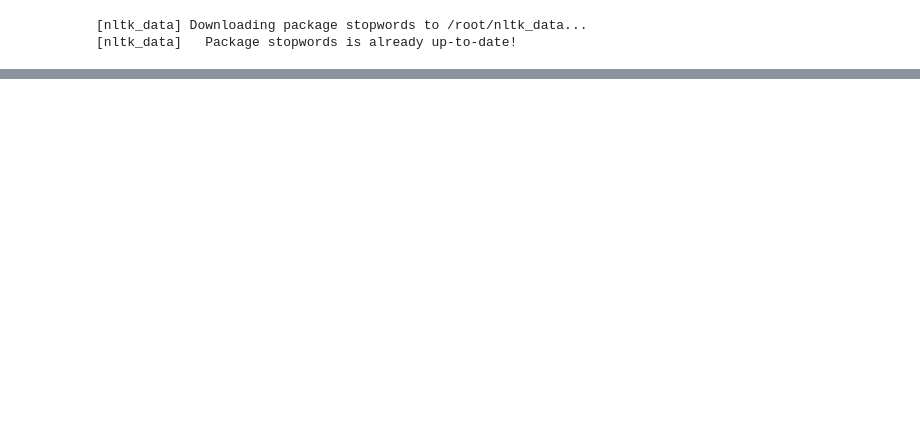
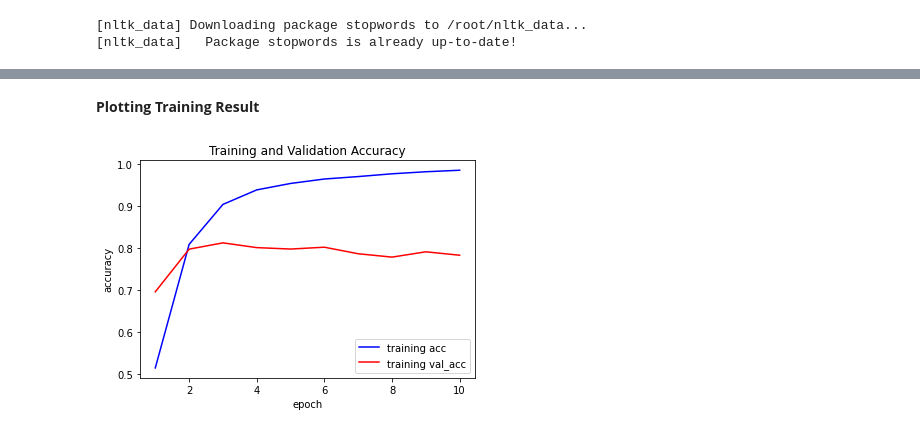
Before and after one commit to CodeSigma/Learn-Data-Science, a Jupyter notebook: Covid_Tweet_LSTM.ipynb, the cells around one changed output, grey strips where cells are left out. Drawn from its saved outputs; the diff is of its cells as text; code cells hidden in the pictures; blank space fills up the shorter version.

Commit message:
Done, 84 accuracy

```diff
--- a/Covid_Tweet_LSTM.ipynb
+++ b/Covid_Tweet_LSTM.ipynb
@@ -201,0 +214,17 @@ KeyboardInterrupt: ignored
+# %%
+#Terminates training when vall_acc > 90%
+class TerminateOnBaseline(Callback):
+    """Callback that terminates training when val_acc reaches a specified baseline
+    """
+    def __init__(self, monitor='val_accuracy', baseline=0.9):
+        super(TerminateOnBaseline, self).__init__()
+        self.monitor = monitor
+        self.baseline = baseline
+
+    def on_epoch_end(self, epoch, logs=None):
+        logs = logs or {}
+        acc = logs.get(self.monitor)
+        if acc is not None:
+            if acc >= self.baseline:
+                print('Epoch %d: Reached baseline, terminating training' % (epoch))
+                self.model.stop_training = True
@@ -202,4 +237,12 @@ KeyboardInterrupt: ignored
 # %%
-num_epochs = 30
-history = model.fit(padded_sequences, df_train["Sentiment"], epochs=num_epochs, validation_split=0.2, verbose=1)
+#Training
+
+num_epochs = 10
+history = model.fit(X_train,
+                    y_train,
+                    epochs=num_epochs,
+                    steps_per_epoch = len(X_train)//128,
+                    validation_split=0.2,
+                    verbose=1,
+                    callbacks=[checkpoint, TerminateOnBaseline()])
 # %% [output]
@@ -225,0 +266,17 @@ df_train
+# %% [markdown]
+**Plotting Training Result**
+# %%
+acc = history.history["accuracy"]
+val_acc = history.history["val_accuracy"]
+epochs = range(1, len(val_acc) + 1)
+
+plt.plot(epochs, acc, color="blue", label="training acc")
+plt.plot(epochs, val_acc, color="red", label="training val_acc")
+plt.legend()
+plt.xlabel("epoch")
+plt.ylabel("accuracy")
+plt.title("Training and Validation Accuracy")
+# plt.savefig(f"./balanced/models/{model._name}_f1_training_plot.jpg")
+plt.show()
+# %% [output]
+[figure, added]
```
Also changed, not shown: parts of 45 cells of this notebook.
